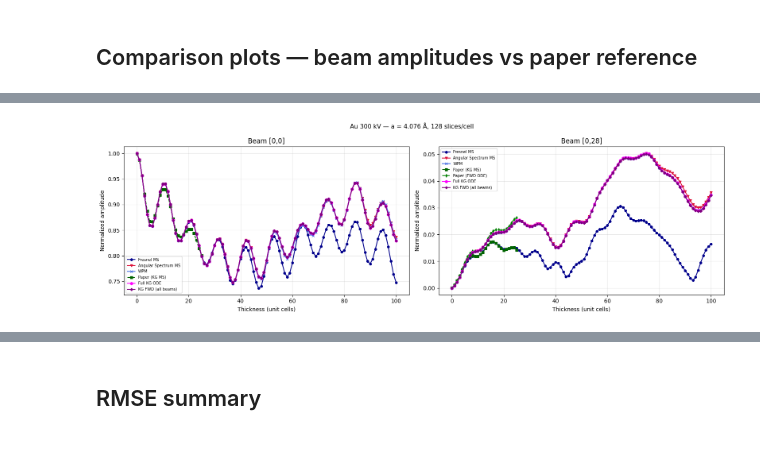
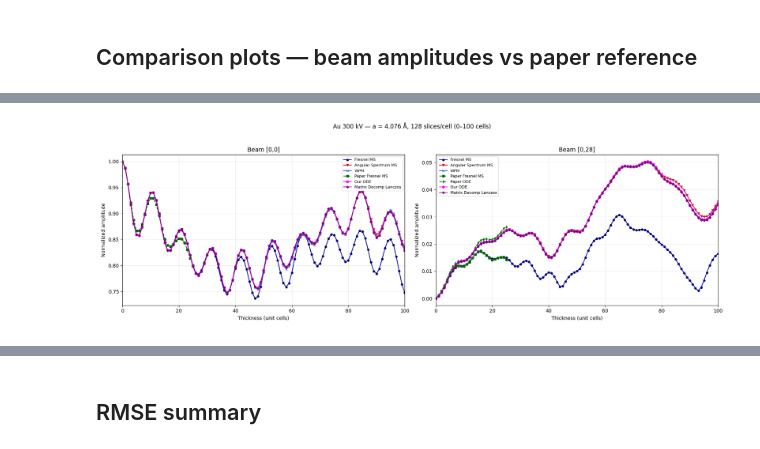
Before and after one commit to DavidLanders95/WideAnglePropagation, a Jupyter notebook: notebooks/verification/01_axel_lubk_verification.ipynb, the cells around one changed output, grey strips where cells are left out. Saved outputs shown, nothing was run; the diff lists cells and outputs as text; code cells hidden in the pictures.

Commit message:
Added more figures

```diff
--- a/notebooks/verification/01_axel_lubk_verification.ipynb
+++ b/notebooks/verification/01_axel_lubk_verification.ipynb
@@ -320,43 +322,68 @@ Beams tracked: 16384
 # %%
 x = np.array(list(n_cells_range), dtype=float)
 
-# Paper data only valid up to ~25 cells; restrict reference curves to that range
+# Paper data only valid up to ~25 cells
 paper_max = 25
 x_paper = x[x <= paper_max]
 paper_00 = Beam_0_0_Au_Klein_Gordon_MS(x_paper)
 paper_028_ms = Beam_0_28_Au_Klein_Gordon_MS(x_paper)
 paper_028_fwd = Beam_0_28_Au_Klein_Gordon_FWD(x_paper)
 
-fig, (ax1, ax2) = plt.subplots(1, 2, figsize=(16, 5))
+# Save location (reuse existing paper_fig_dir if available)
+save_dir = paper_fig_dir if "paper_fig_dir" in globals() else os.path.join(os.getcwd(), "figures")
+os.makedirs(save_dir, exist_ok=True)
 
-# [0,0] beam
-ax1.plot(x, beam_results['ms_00'], "o-", label="Fresnel MS", color="darkblue", ms=4)
-ax1.plot(x, beam_results['as_00'], "v-", label="Angular Spectrum MS", color="crimson", ms=4)
-ax1.plot(x, beam_results['wpm_00'], "x-", label="WPM", color="royalblue", ms=5)
-ax1.plot(x_paper, paper_00, "s--", label="Paper (KG MS)", color="darkgreen", ms=4)
-ax1.plot(x, kg_ode_00, "h-", label="Full KG ODE", color="magenta", ms=5)
-ax1.plot(x, kg_all_00, "P-", label="KG FWD (all beams)", color="purple", ms=4)
-ax1.set_xlabel("Thickness (unit cells)")
-ax1.set_ylabel("Normalized amplitude")
-ax1.set_title("Beam [0,0]")
-ax1.grid(True, alpha=0.3)
-ax1.legend(fontsize=7)
+def make_comparison_figure(xmax, filename):
+    mask = x <= xmax
+    x_plot = x[mask]
 
-# [0,28] beam
-ax2.plot(x, beam_results['ms_028'], "o-", label="Fresnel MS", color="darkblue", ms=4)
-ax2.plot(x, beam_results['as_028'], "v-", label="Angular Spectrum MS", color="crimson", ms=4)
-ax2.plot(x, beam_results['wpm_028'], "x-", label="WPM", color="royalblue", ms=5)
-ax2.plot(x_paper, paper_028_ms, "s--", label="Paper (KG MS)", color="darkgreen", ms=4)
-ax2.plot(x_paper, paper_028_fwd, "d--", label="Paper (FWD ODE)", color="green", ms=4)
-ax2.plot(x, kg_ode_028, "h-", label="Full KG ODE", color="magenta", ms=5)
-ax2.plot(x, kg_all_028, "P-", label="KG FWD (all beams)", color="purple", ms=4)
-ax2.set_xlabel("Thickness (unit cells)")
-ax2.set_ylabel("Normalized amplitude")
-ax2.set_title("Beam [0,28]")
-ax2.grid(True, alpha=0.3)
-ax2.legend(fontsize=7)
+    fig_local, (ax1, ax2) = plt.subplots(1, 2, figsize=(18, 6))
 
-fig.suptitle(f"Au 300 kV — a = {a_central} Å, {n_slices_per_cell} slices/cell", fontsize=11)
-plt.tight_layout()
+    # [0,0] beam
+    ax1.plot(x_plot, beam_results['ms_00'][mask], "o-", label="Fresnel MS", color="darkblue", ms=4)
+    ax1.plot(x_plot, beam_results['as_00'][mask], "v-", label="Angular Spectrum MS", color="crimson", ms=4)
+    ax1.plot(x_plot, beam_results['wpm_00'][mask], "x-", label="WPM", color="royalblue", ms=5)
+    ax1.plot(x_paper, paper_00, "s--", label="Paper Fresnel MS", color="darkgreen", ms=4)
+    ax1.plot(x_plot, kg_ode_00[mask], "h-", label="Our ODE", color="magenta", ms=5)
+    ax1.plot(x_plot, kg_all_00[mask], "P-", label="Matrix Decomp Lanczos", color="purple", ms=4)
+    ax1.set_xlabel("Thickness (unit cells)")
+    ax1.set_ylabel("Normalized amplitude")
+    ax1.set_title("Beam [0,0]")
+    ax1.set_xlim(0, xmax)
+    ax1.grid(True, alpha=0.3)
+    ax1.legend(fontsize=8)
+
+    # [0,28] beam
+    ax2.plot(x_plot, beam_results['ms_028'][mask], "o-", label="Fresnel MS", color="darkblue", ms=4)
+    ax2.plot(x_plot, beam_results['as_028'][mask], "v-", label="Angular Spectrum MS", color="crimson", ms=4)
+    ax2.plot(x_plot, beam_results['wpm_028'][mask], "x-", label="WPM", color="royalblue", ms=5)
+    ax2.plot(x_paper, paper_028_ms, "s--", label="Paper Fresnel MS", color="darkgreen", ms=4)
+    ax2.plot(x_paper, paper_028_fwd, "d--", label="Paper ODE", color="green", ms=4)
+    ax2.plot(x_plot, kg_ode_028[mask], "h-", label="Our ODE", color="magenta", ms=5)
+    ax2.plot(x_plot, kg_all_028[mask], "P-", label="Matrix Decomp Lanczos", color="purple", ms=4)
+    ax2.set_xlabel("Thickness (unit cells)")
+    ax2.set_ylabel("Normalized amplitude")
+    ax2.set_title("Beam [0,28]")
+    ax2.set_xlim(0, xmax)
+    ax2.grid(True, alpha=0.3)
+    ax2.legend(fontsize=8)
+
+    fig_local.suptitle(
+        f"Au 300 kV — a = {a_central} Å, {n_slices_per_cell} slices/cell (0–{int(xmax)} cells)",
+        fontsize=12
+    )
+    fig_local.tight_layout(rect=[0, 0.02, 1, 0.95])
+
+    out_path = os.path.join(save_dir, filename)
+    fig_local.savefig(out_path, dpi=300, bbox_inches="tight")
+    print(f"Saved -> {out_path}")
+    return fig_local
+
+fig_25 = make_comparison_figure(25, "Au_beam_amplitudes_0_25_cells.png")
+fig_full = make_comparison_figure(float(x.max()), "Au_beam_amplitudes_full.png")
+
+# Keep compatibility with later cells that expect `fig`
+fig = fig_full
+
 plt.show()
 # %% [output]
@@ -363 +392 @@ plt.show()
-[figure, old version]
+[figure, new version]
```
Also changed, not shown: parts of 7 cells of this notebook, 12 other files.
